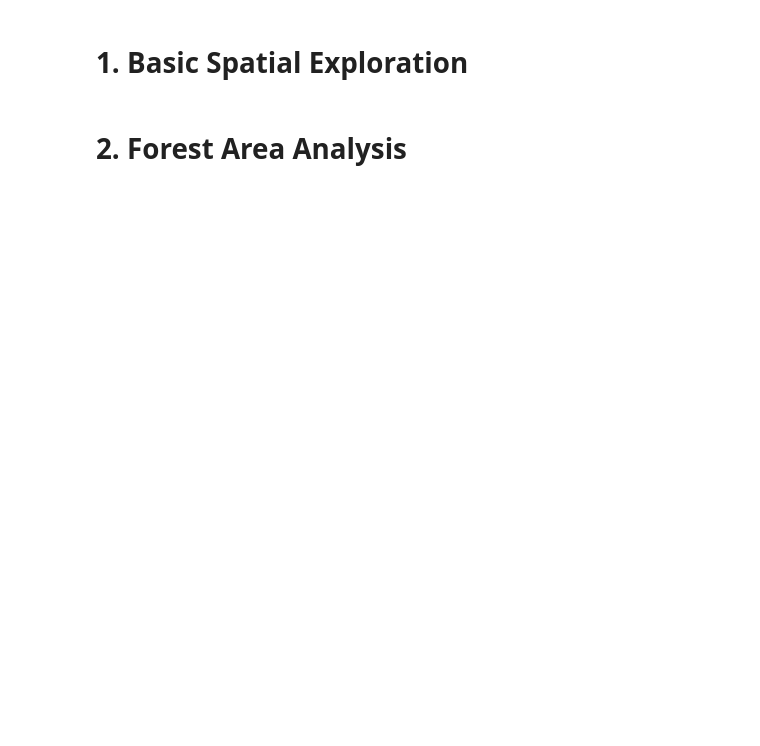
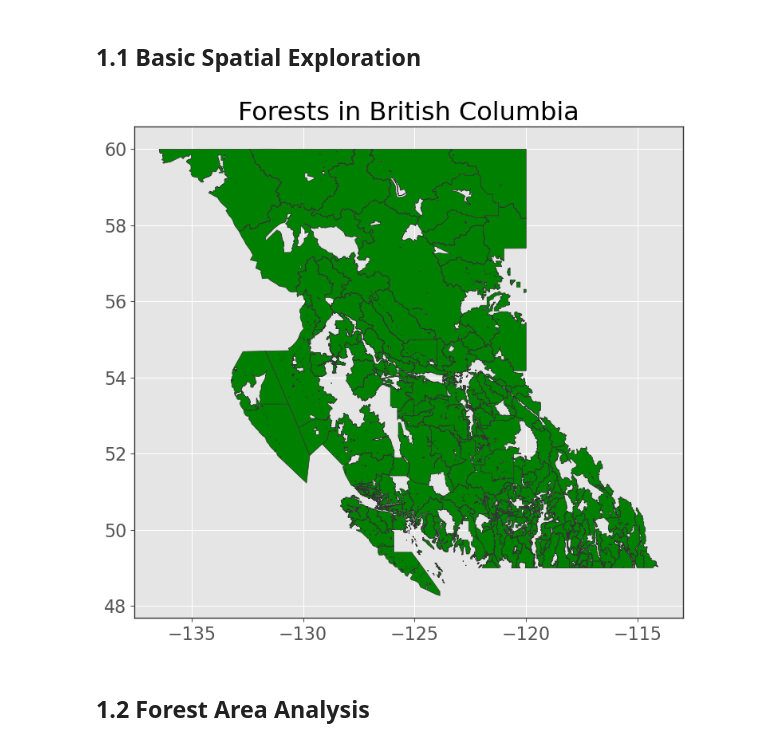
Before and after one commit to hcwang24/BC_Forest_WildFire_Dashboard, a Jupyter notebook: gis_project.ipynb, the cells around one changed output. Drawn from its saved outputs; the diff is of its cells as text; code cells hidden in the pictures; blank space fills up the shorter version.

```diff
--- a/gis_project.ipynb
+++ b/gis_project.ipynb
@@ -46,10 +106,12 @@ plt.title(name);
 # %% [markdown]
-# 1. Basic Spatial Exploration
+## 1.1 Basic Spatial Exploration
 # %%
 # Take a look at the entire forest map.
-forest_data.plot(edgecolor="0.2", figsize=(10, 8), color ="green")
+forest_data_cleaned.plot(edgecolor="0.2", figsize=(10, 8), color ="green")
 plt.title("Forests in British Columbia");
+# %% [output]
+[figure, added]
 # %% [markdown]
-# 2. Forest Area Analysis
+## 1.2 Forest Area Analysis
 # %%
 # Aggregate forest areas by region
```
Also changed, not shown: parts of 30 cells of this notebook.
